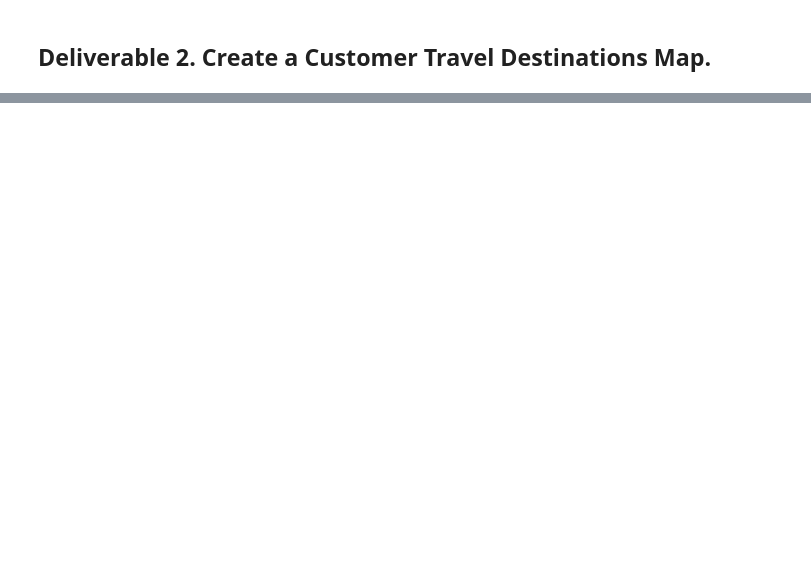
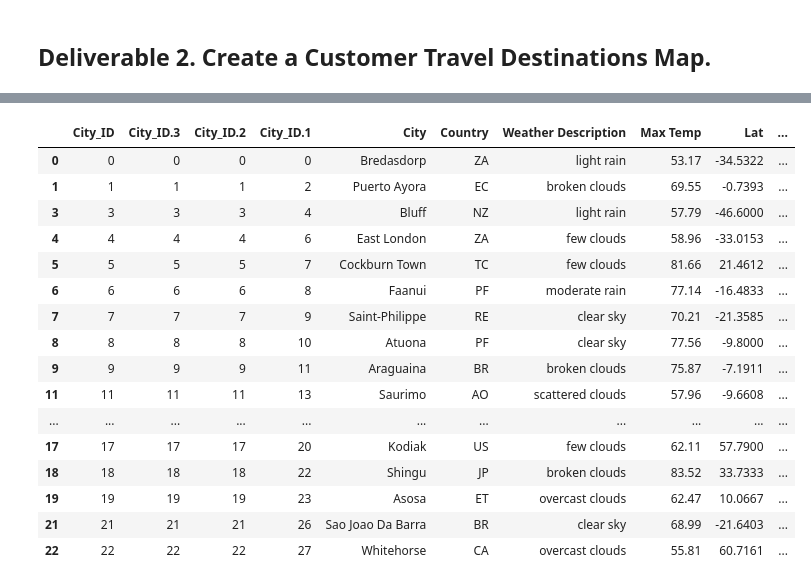
Before and after one commit to slafton/World_Weather_Analysis, a Jupyter notebook: vacation_search/vacation_search.ipynb, the cells around one changed output, grey strips where cells are left out. Drawn from its saved outputs; the diff is of its cells as text; code cells hidden in the pictures; blank space fills up the shorter version.

```diff
--- a/vacation_search/vacation_search.ipynb
+++ b/vacation_search/vacation_search.ipynb
@@ -54,0 +155,5 @@ params = {
+# %%
+file_path_hotel = os.path.join("test.csv")
+# %%
+hotel_df = pd.read_csv(file_path_hotel)
+hotel_df.head()
@@ -55,4 +198,24 @@ params = {
 # %%
 # 7. Drop the rows where there is no Hotel Name.
+clean_hotel_df = hotel_df.dropna(subset = ["Hotel Name"])
+clean_hotel_df.head(20)
+# %% [output]
+|  | City_ID | City_ID.3 | City_ID.2 | City_ID.1 | City | Country | Weather Description | Max Temp | Lat | ... |
+| 0 | 0 | 0 | 0 | 0 | Bredasdorp | ZA | light rain | 53.17 | -34.5322 | ... |
+| 1 | 1 | 1 | 1 | 2 | Puerto Ayora | EC | broken clouds | 69.55 | -0.7393 | ... |
+| 3 | 3 | 3 | 3 | 4 | Bluff | NZ | light rain | 57.79 | -46.6000 | ... |
+| 4 | 4 | 4 | 4 | 6 | East London | ZA | few clouds | 58.96 | -33.0153 | ... |
+| 5 | 5 | 5 | 5 | 7 | Cockburn Town | TC | few clouds | 81.66 | 21.4612 | ... |
+| 6 | 6 | 6 | 6 | 8 | Faanui | PF | moderate rain | 77.14 | -16.4833 | ... |
+| 7 | 7 | 7 | 7 | 9 | Saint-Philippe | RE | clear sky | 70.21 | -21.3585 | ... |
+| 8 | 8 | 8 | 8 | 10 | Atuona | PF | clear sky | 77.56 | -9.8000 | ... |
+| 9 | 9 | 9 | 9 | 11 | Araguaina | BR | broken clouds | 75.87 | -7.1911 | ... |
+| 11 | 11 | 11 | 11 | 13 | Saurimo | AO | scattered clouds | 57.96 | -9.6608 | ... |
+| ... | ... | ... | ... | ... | ... | ... | ... | ... | ... | ... |
+| 17 | 17 | 17 | 17 | 20 | Kodiak | US | few clouds | 62.11 | 57.7900 | ... |
+| 18 | 18 | 18 | 18 | 22 | Shingu | JP | broken clouds | 83.52 | 33.7333 | ... |
+| 19 | 19 | 19 | 19 | 23 | Asosa | ET | overcast clouds | 62.47 | 10.0667 | ... |
+| 21 | 21 | 21 | 21 | 26 | Sao Joao Da Barra | BR | clear sky | 68.99 | -21.6403 | ... |
+| 22 | 22 | 22 | 22 | 27 | Whitehorse | CA | overcast clouds | 55.81 | 60.7161 | ... |
 # %%
 # 8a. Create the output File (CSV)
```
Also changed, not shown: parts of 18 cells of this notebook, 5 other files.
